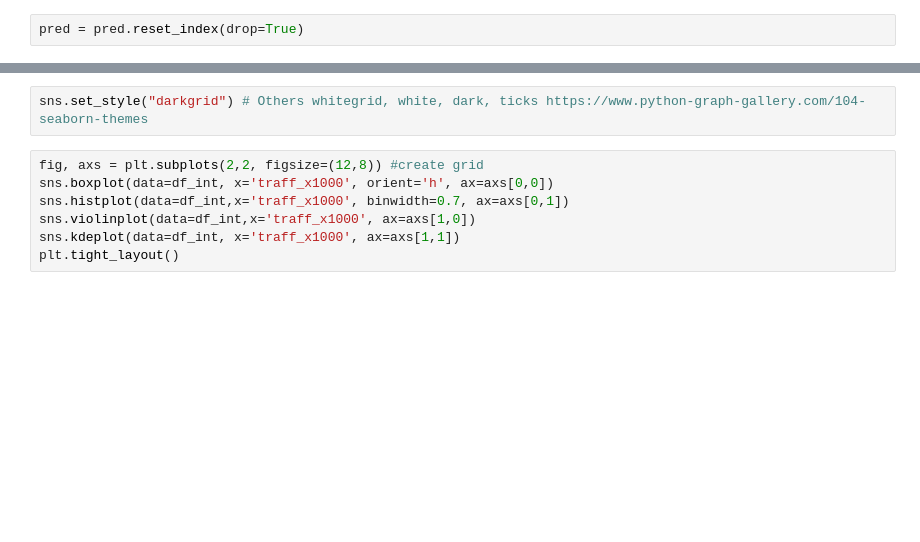
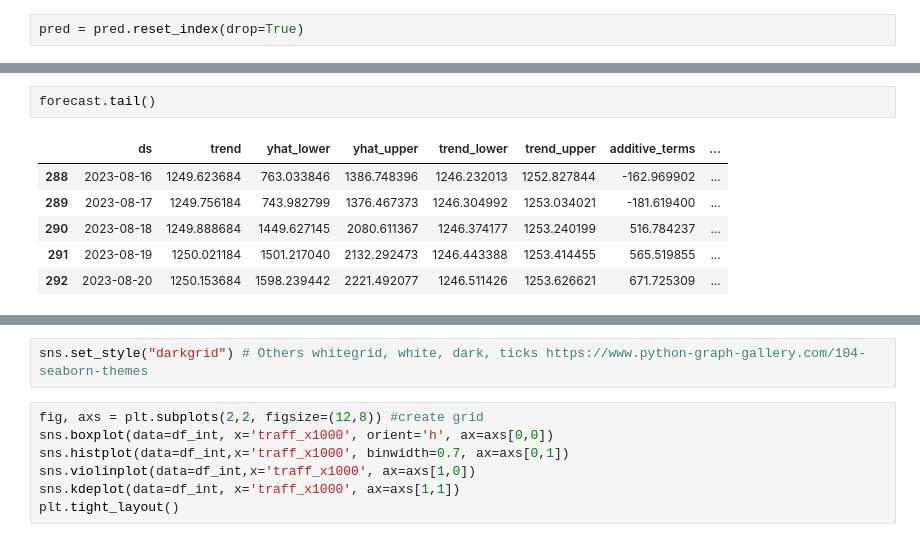
Before and after one commit to gar22891uvg/ProyectoFinalGRP4, a Jupyter notebook: GRP4ProyectoFinal_JAG.ipynb, the cells around one changed output, grey strips where cells are left out. Cells and saved outputs as stored; diff of their text form; blank space fills up the shorter version.

```diff
--- a/GRP4ProyectoFinal_JAG.ipynb
+++ b/GRP4ProyectoFinal_JAG.ipynb
@@ -226,0 +179,9 @@ INFO:cmdstanpy:Chain [1] done processing
+# %%
+forecast.tail()
+# %% [output]
+|  | ds | trend | yhat_lower | yhat_upper | trend_lower | trend_upper | additive_terms | ... |
+| 288 | 2023-08-16 | 1249.623684 | 763.033846 | 1386.748396 | 1246.232013 | 1252.827844 | -162.969902 | ... |
+| 289 | 2023-08-17 | 1249.756184 | 743.982799 | 1376.467373 | 1246.304992 | 1253.034021 | -181.619400 | ... |
+| 290 | 2023-08-18 | 1249.888684 | 1449.627145 | 2080.611367 | 1246.374177 | 1253.240199 | 516.784237 | ... |
+| 291 | 2023-08-19 | 1250.021184 | 1501.217040 | 2132.292473 | 1246.443388 | 1253.414455 | 565.519855 | ... |
+| 292 | 2023-08-20 | 1250.153684 | 1598.239442 | 2221.492077 | 1246.511426 | 1253.626621 | 671.725309 | ... |
```
Also changed, not shown: parts of 11 cells of this notebook.
